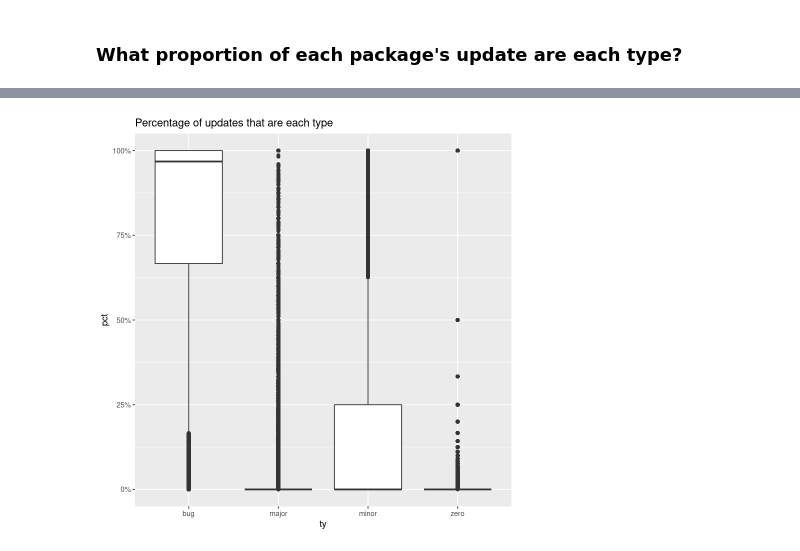
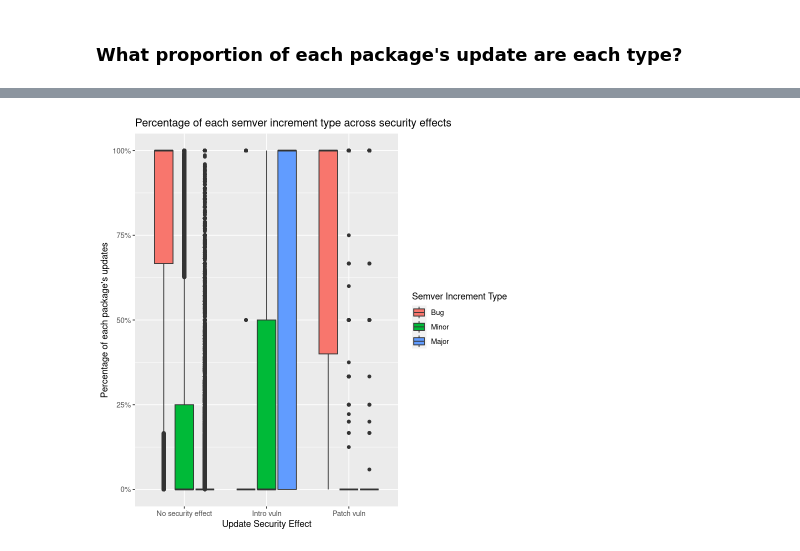
Before and after one commit to donald-pinckney/npm-follower, a Jupyter notebook: analysis/notebooks/update_analysis_jon.ipynb, the cells around one changed output, grey strips where cells are left out. Saved outputs shown, nothing was run; the diff lists cells and outputs as text; code cells hidden in the pictures.

```diff
--- a/analysis/notebooks/update_analysis_jon.ipynb
+++ b/analysis/notebooks/update_analysis_jon.ipynb
@@ -45,6 +50,8 @@ all_updates <- dbGetQuery(con, "
+# %%
+all_updates <- all_updates %>% filter(ty != "zero_to_something")
 # %%
 all_updates$ty <- sapply(all_updates$ty, as.character)
-all_updates$tyFact <- as.factor(all_updates$ty)
+all_updates$tyFact <- factor(all_updates$ty, levels=c("bug", "minor", "major"))
 # %%
 head(all_updates)
 # %% [output]
@@ -70,15 +106,15 @@ ggplot(data = all_updates, aes(x = ty)) +
 # %%
 # creates a data frame with one row per package, and columns for count of each update type
 updateCountsByPackage <- all_updates %>%
-    group_by(package_id,tyFact) %>%
+    group_by(package_id,did_intro_vuln,did_patch_vuln,tyFact) %>%
     summarise(
         count = n()
     ) %>%
     pivot_wider(names_from = tyFact, values_from = count, values_fill=0) %>%
-    mutate(total = bug + major + minor + zero_to_something,
+    mutate(total = bug + minor + major,
            bugPct = bug / total,
            majorPct = major / total,
            minorPct = minor / total,
-           zeroPct = zero_to_something / total
-    )
+    ) %>%
+    mutate(update_action = ifelse(did_intro_vuln, 'Intro vuln', ifelse(did_patch_vuln, 'Patch vuln', 'No security effect')))
 # %% [output]
@@ -88,6 +136,10 @@ updateCountsByPackage <- all_updates %>%
 # make a long version of it for ggplot
 updateCountsByPackageLong <- updateCountsByPackage %>%
     pivot_longer(cols=ends_with("Pct"), names_to="ty", values_to="pct")
+# %%
+updateCountsByPackageLong$update_action <- factor(updateCountsByPackageLong$update_action, levels=c('No security effect', 'Intro vuln', 'Patch vuln'))
+updateCountsByPackageLong$ty <- recode(updateCountsByPackageLong$ty, bugPct='Bug', minorPct='Minor', majorPct='Major')
+updateCountsByPackageLong$ty <- factor(updateCountsByPackageLong$ty, levels=c('Bug', 'Minor', 'Major'))
 # %%
 head(updateCountsByPackageLong)
 # %% [output]
@@ -103,11 +155,11 @@ A grouped_df: 6 × 8
 # %%
 # box plots of the percentage of updates that are each type
-ggplot(data = updateCountsByPackageLong, aes(x = ty, y = pct)) +
+ggplot(data = updateCountsByPackageLong, aes(x = update_action, y = pct, fill=ty)) +
     geom_boxplot() +
     #sets the labels for the x-axis:
-    scale_x_discrete(labels=c("bug", "major", "minor", "zero")) +
+    # scale_x_discrete(limits=c("normal", "introduce vuln", "patch vuln")) +
     scale_y_continuous(labels = scales::percent) +
     #sets the title of the plot
-    labs(title = "Percentage of updates that are each type")
+    labs(title = "Percentage of each semver increment type across security effects", fill='Semver Increment Type', x='Update Security Effect', y = 'Percentage of each package\'s updates')
 # %% [output]
-[figure, old version]
+[figure, new version]
```
Also changed, not shown: parts of 11 cells of this notebook, 26 other files.
